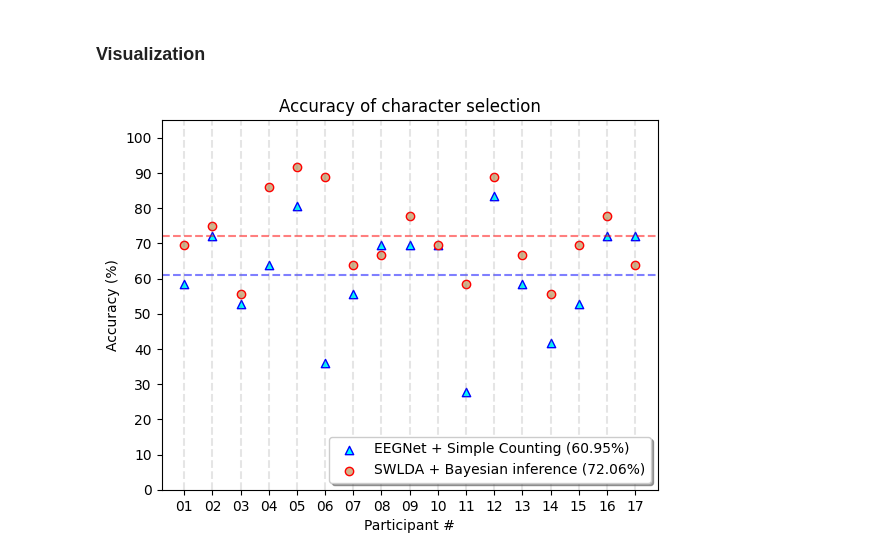
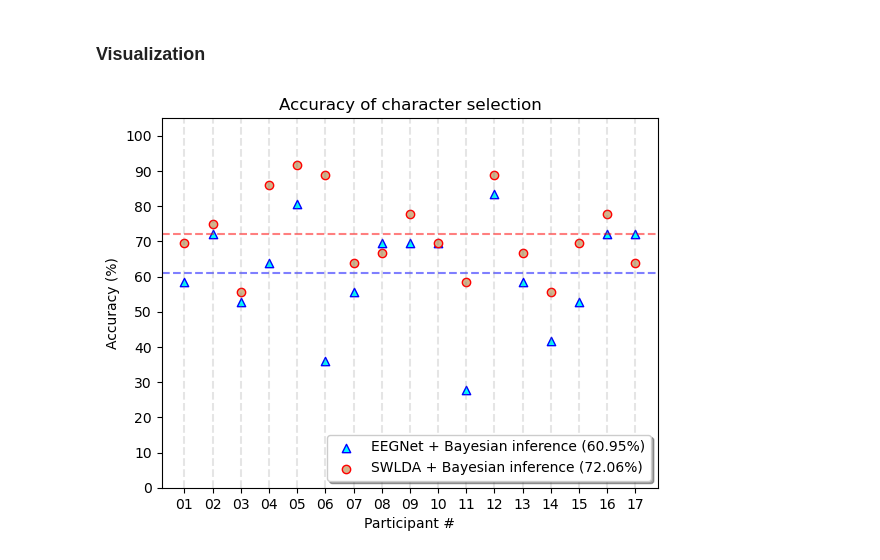
Before and after one commit to zs144/P300-BCI, a Jupyter notebook: Task7.5/task7.5.ipynb, the cells around one changed output. Saved outputs shown, nothing was run; the diff lists cells and outputs as text; code cells hidden in the pictures.

```diff
--- a/Task7.5/task7.5.ipynb
+++ b/Task7.5/task7.5.ipynb
@@ -643,26 +639,26 @@ avg_SWLDA_accuracies = SWLDA_accuracies_df['accuracy'].mean()
 # %%
 plt.scatter(x=[i+1 for i in range(len(sbj_indices))],
             y=EEGNet_accuracies_df['accuracy'],
             color='cyan', edgecolors='blue', marker='^',
-            label=f'EEGNet + Simple Counting ({avg_EEGNet_accuracies:.2%})')
+            label=f'EEGNet + Bayesian inference ({avg_EEGNet_accuracies:.2%})')
 
 plt.scatter(x=[i+1 for i in range(len(sbj_indices))],
             y=SWLDA_accuracies_df['accuracy'],
             color='tan', edgecolors='red', marker='o',
             label=f'SWLDA + Bayesian inference ({avg_SWLDA_accuracies:.2%})')
 plt.axhline(y=EEGNet_accuracies_df['accuracy'].mean(), c='blue', alpha=0.5, ls='--')
 plt.axhline(y=SWLDA_accuracies_df['accuracy'].mean(), c='red',  alpha=0.5, ls='--')
 plt.xlabel('Participant #')
 plt.xticks(ticks=[i+1 for i in range(len(sbj_indices))],
            labels=SWLDA_accuracies_df['index'])
 plt.ylabel('Accuracy (%)')
 plt.ylim(0, 1+0.05)
 plt.yticks([0.1*i for i in range(11)], [10*i for i in range(11)])
 plt.title('Accuracy of character selection')
 plt.legend(loc='lower right', fancybox=True, shadow=True, ncol=1)
 
 for i in range(len(sbj_indices)):
     plt.axvline(x=i+1, color='gray', alpha=0.2, linestyle='--')
 plt.show()
 # %% [output]
-[figure, old version]
+[figure, new version]
```
Also changed, not shown: parts of 6 cells of this notebook, 2 other files.
